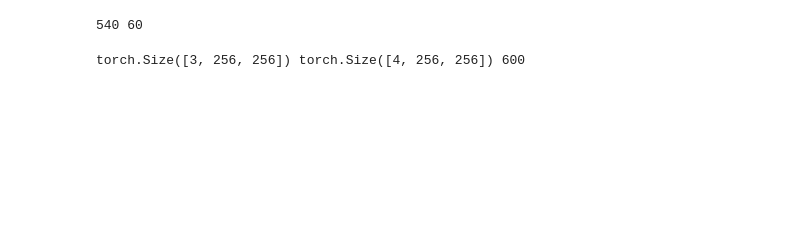
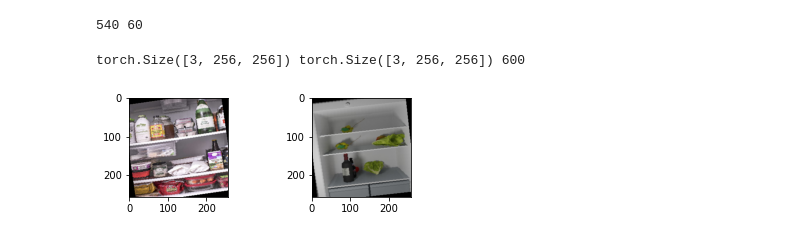
Before and after one commit to sanketsans/Pix-2-Pix-GAN, a Jupyter notebook: FridgeFood.ipynb, the cells around one changed output. Cells and saved outputs as stored; diff of their text form; code cells hidden in the pictures; blank space fills up the shorter version.

```diff
--- a/FridgeFood.ipynb
+++ b/FridgeFood.ipynb
@@ -111,9 +113,20 @@ train_sampler = SubsetRandomSampler(train_indices)
 test_sampler = SubsetRandomSampler(test_indices)
 # %% [output]
 540 60
-# %%
-t, s = dataset[5]
-print(t.shape, s.shape, len(dataset))
-# %% [output]
-torch.Size([3, 256, 256]) torch.Size([4, 256, 256]) 600
+# %%
+f,t = dataset[45]
+print(f.shape, t.shape, len(dataset))
+feat = f.cpu()
+tar = t.cpu()
+i1 = torchvision.transforms.ToPILImage()(feat)
+i2 = torchvision.transforms.ToPILImage()(tar)
+fig = plt.figure()
+a1 = fig.add_subplot(221)
+a1.imshow(i1)
+a2 = fig.add_subplot(222)
+a2.imshow(i2)
+plt.show()
+# %% [output]
+torch.Size([3, 256, 256]) torch.Size([3, 256, 256]) 600
+[figure, added]
 # %%
```
Also changed, not shown: parts of 13 cells of this notebook.
